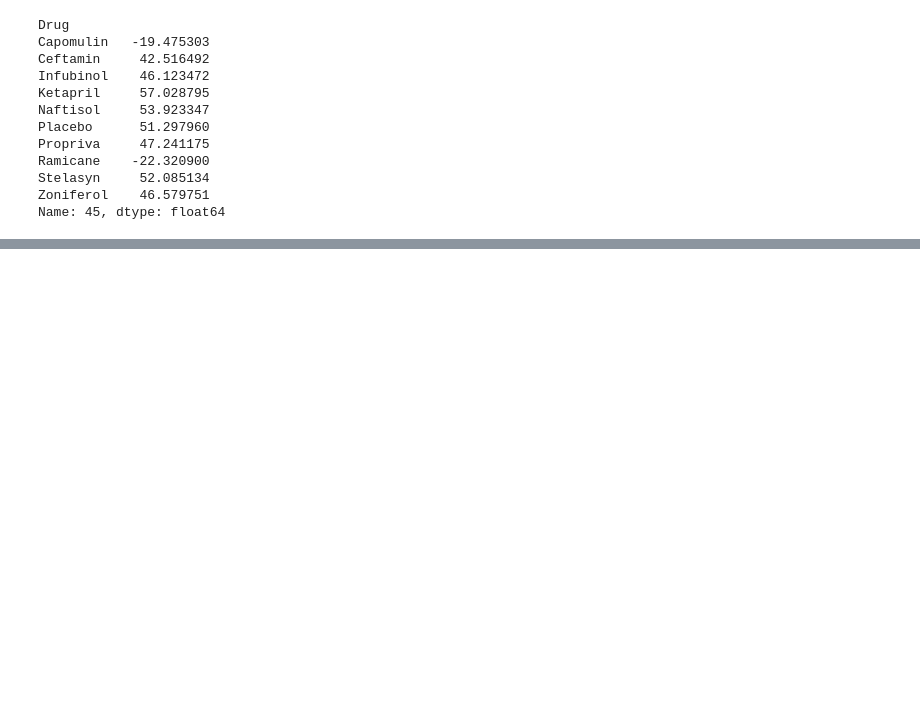
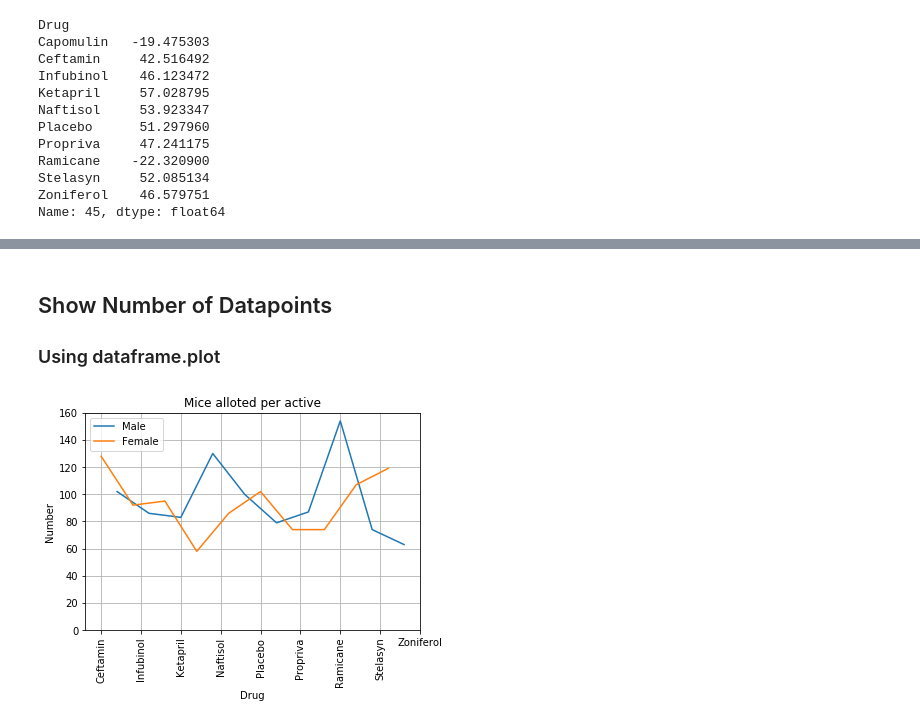
Before and after one commit to mrichtmyer/matplotlib-HW, a Jupyter notebook: pymaceuticals_starter.ipynb, the cells around one changed output, grey strips where cells are left out. Saved outputs shown, nothing was run; the diff lists cells and outputs as text; code cells hidden in the pictures; blank space fills up the shorter version.

```diff
--- a/pymaceuticals_starter.ipynb
+++ b/pymaceuticals_starter.ipynb
@@ -297,0 +305,16 @@ Rectangle(xy=(8.75, 0), width=0.5, height=57.0288, angle=0)
+# %%
+# Dependencies and Setup
+import matplotlib.pyplot as plt
+import pandas as pd
+import scipy.stats as st
+
+# Study data files
+mouse_metadata = "data/Mouse_metadata.csv"
+study_results = "data/Study_results.csv"
+
+# Read the mouse data and the study results
+mouse_metadata = pd.read_csv(mouse_metadata)
+study_results = pd.read_csv(study_results)
+
+# Combine the data into a single dataset
+df = mouse_metadata.merge(study_results, on="Mouse ID", how="outer")
@@ -297,0 +339,3 @@ Rectangle(xy=(8.75, 0), width=0.5, height=57.0288, angle=0)
+# %%
+gb = df.groupby(["Drug Regimen","Sex"]).describe().reset_index()
+gb
@@ -297,0 +364,22 @@ Rectangle(xy=(8.75, 0), width=0.5, height=57.0288, angle=0)
+# %%
+males = gb.loc[ gb["Sex"] == "Male", :]
+females = gb.loc[ gb["Sex"] == "Female", :]
+# %% [markdown]
+## Show Number of Datapoints
+### Using dataframe.plot
+# %%
+#gb["Age_months", "count"].plot(kind="line")
+f, ax = plt.subplots()
+males["Age_months","count"].plot(kind="line")
+females["Age_months","count"].plot(kind="line")
+ax.set_xticklabels(males["Drug Regimen"].values)
+plt.xticks(rotation="vertical")
+plt.xlim((-1,20))
+plt.ylim((0,160))
+plt.title("Mice alloted per active")
+plt.xlabel("Drug")
+plt.ylabel("Number")
+plt.legend(["Male","Female"])
+plt.grid()
+# %% [output]
+[figure, added]
```
Also changed, not shown: parts of 13 cells of this notebook.
